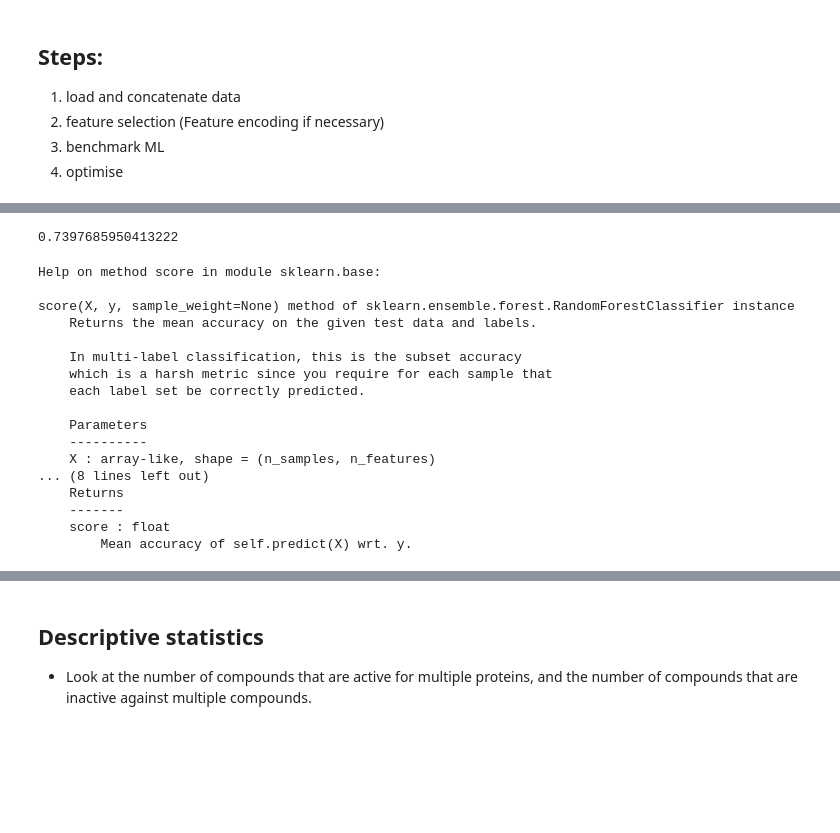
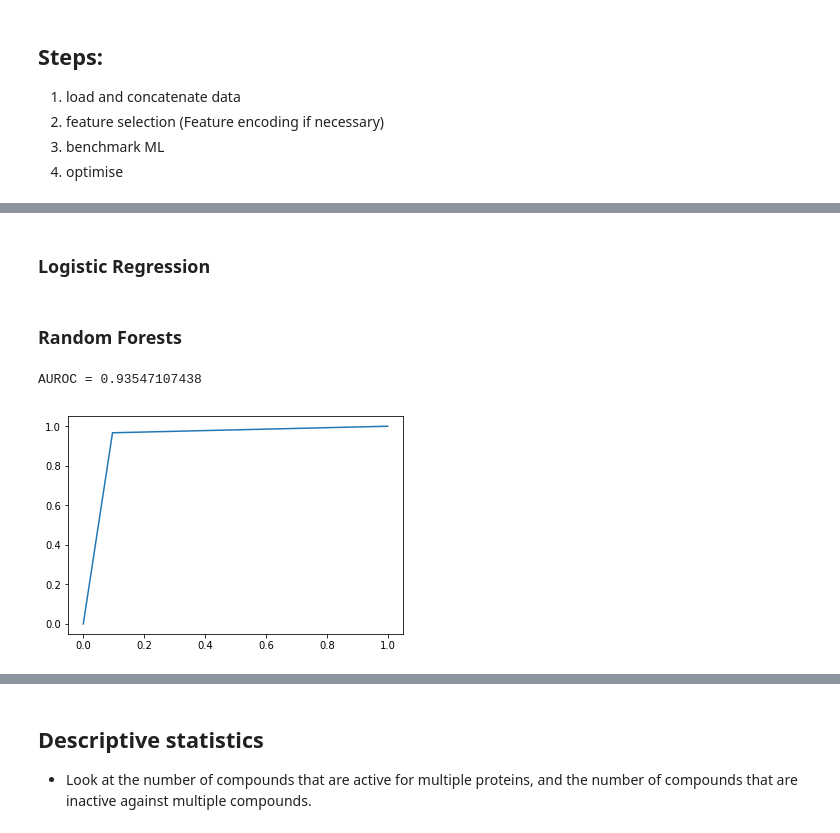
Before and after one commit to fojackson8/bio, a Jupyter notebook: Documents/DPhil/taught_courses/ds/dude_ml.ipynb, the cells around one changed output, grey strips where cells are left out. Saved outputs shown, nothing was run; the diff lists cells and outputs as text; code cells hidden in the pictures; blank space fills up the shorter version.

Commit message:
completed basic pipeline - now augmentation and selection

```diff
--- a/Documents/DPhil/taught_courses/ds/dude_ml.ipynb
+++ b/Documents/DPhil/taught_courses/ds/dude_ml.ipynb
@@ -38,59 +48,24 @@ len(x_test)
 # %%
-## Basic sklearn model building pipeline
+## Data processing and train/test split
+
 from sklearn.linear_model import LogisticRegression
 from sklearn.ensemble import RandomForestClassifier
+from sklearn.ensemble import GradientBoostingClassifier
 from sklearn import metrics
 from sklearn.metrics import confusion_matrix
 from sklearn.model_selection import train_test_split
 from sklearn.metrics import r2_score
+from sklearn.metrics import roc_curve, auc
 
 # get the protein of interest from the dict
-df = all_proteins['aa2ar']
-
+df = all_proteins['mmp13']
 
 
 # define X and y
 X = df.drop(['Unnamed: 0','ACTIVE'],axis=1)
-y = all_proteins['aa2ar']['ACTIVE']
+y = all_proteins['mmp13']['ACTIVE']
 
 
 x_train, x_test, y_train, y_test = train_test_split(X,y, test_size=0.25, random_state=0)
-
-
-#clf = LogisticRegression(random_state=0, solver='lbfgs',multi_class='multinomial').fit(x_train, y_train)
-# pred = clf.predict(x_test)
-# clf.score(X, y)
-
-rf = RandomForestClassifier(n_estimators=500, max_depth=2,random_state=2)
-rf.fit(x_train, y_train)
-rf_pred = rf.predict(x_test)
-
-
-
-
-#fpr, tpr, thresholds = metrics.roc_curve(y, pred)
-
-#confusion_matrix(y_test,rf_pred)
-r2_score(y_test,rf_pred)
-# %% [output]
-0.7397685950413222
-# %%
-r2
-# %% [output]
-Help on method score in module sklearn.base:
-
-score(X, y, sample_weight=None) method of sklearn.ensemble.forest.RandomForestClassifier instance
-    Returns the mean accuracy on the given test data and labels.
-
-    In multi-label classification, this is the subset accuracy
-    which is a harsh metric since you require for each sample that
-    each label set be correctly predicted.
-
-    Parameters
-    ----------
-    X : array-like, shape = (n_samples, n_features)
-... (8 lines left out)
-    Returns
-    -------
-    score : float
-        Mean accuracy of self.predict(X) wrt. y.
+# %% [markdown]
+### Logistic Regression
@@ -96,0 +79,18 @@ score(X, y, sample_weight=None) method of sklearn.ensemble.forest.RandomForestCl
+# %% [markdown]
+### Random Forests
+# %%
+rf = RandomForestClassifier(n_estimators=500, max_depth=2,random_state=2)
+rf.fit(x_train, y_train)
+rf_pred = rf.predict(x_test)
+
+# Generate confusion matrix
+rf_confusion = confusion_matrix(y_test,rf_pred)
+
+# Generate roc curve to look at FP vs TP rate
+fpr,tpr,threshold = roc_curve(y_test,rf_pred)
+plt.plot(fpr,tpr)
+roc_auc = auc(fpr, tpr)
+print('AUROC = ' + str(roc_auc))
+# %% [output]
+AUROC = 0.93547107438
+[figure, added]
```
Also changed, not shown: parts of 15 cells of this notebook.
